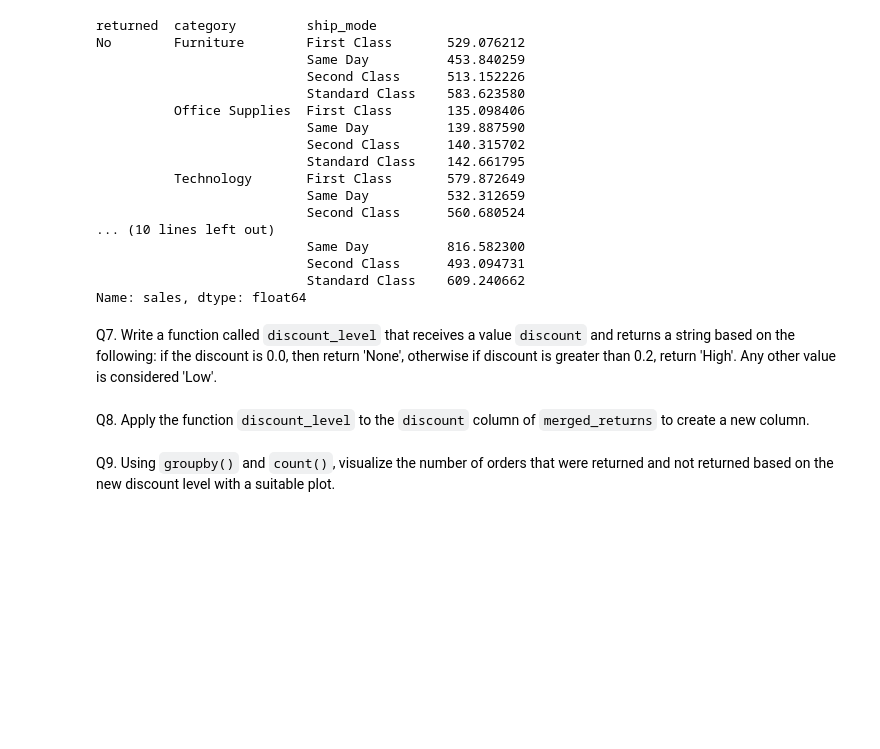
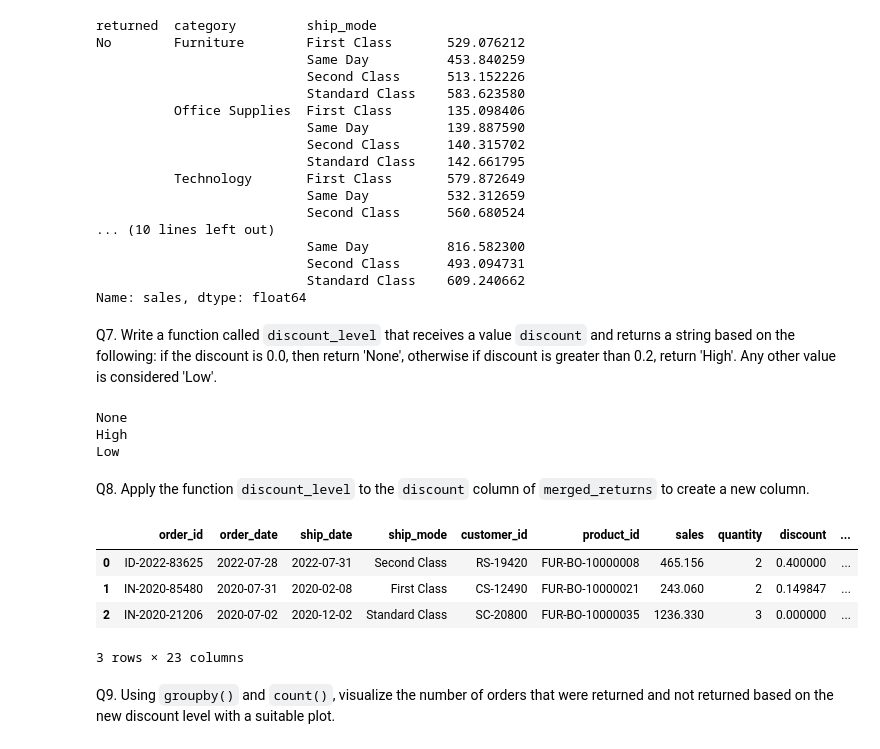
Before and after one commit to tivendren/Kyouth_DataScience_Materials, a Jupyter notebook: Unit-1/Unit-1-05-Data-Wrangling/lesson-2-grouping-and-summarizing-data/groups_summarize-TivendrenSugumaren.ipynb, the cells around one changed output. Saved outputs shown, nothing was run; the diff lists cells and outputs as text; code cells hidden in the pictures; blank space fills up the shorter version.

```diff
--- a/Unit-1/Unit-1-05-Data-Wrangling/lesson-2-grouping-and-summarizing-data/groups_summarize-TivendrenSugumaren.ipynb
+++ b/Unit-1/Unit-1-05-Data-Wrangling/lesson-2-grouping-and-summarizing-data/groups_summarize-TivendrenSugumaren.ipynb
@@ -458,2 +456,21 @@ if the discount is 0.0, then return 'None', otherwise if discount is greater tha
+# %%
+#Q7 Answer
+
+def discount_level(discount):
+
+    if discount == 0.0:
+        return None
+    elif discount >= 0.2:
+        return "High"
+    else:
+        return "Low"
+# %%
+print(discount_level(0))
+print(discount_level(0.5))
+print(discount_level(0.1))
+# %% [output]
+None
+High
+Low
 # %% [markdown]
 Q8. Apply the function `discount_level` to the `discount` column of `merged_returns` to create a new column.
@@ -462,3 +477,14 @@ Q8. Apply the function `discount_level` to the `discount` column of `merged_retu
+# %%
+# Q8 Anwer
+
+merged_returns["discount_level"]=merged_returns["discount"].apply(lambda x : discount_level(x))
+merged_returns.head(3)
+# %% [output]
+|  | order_id | order_date | ship_date | ship_mode | customer_id | product_id | sales | quantity | discount | ... |
+| 0 | ID-2022-83625 | 2022-07-28 | 2022-07-31 | Second Class | RS-19420 | FUR-BO-10000008 | 465.156 | 2 | 0.400000 | ... |
+| 1 | IN-2020-85480 | 2020-07-31 | 2020-02-08 | First Class | CS-12490 | FUR-BO-10000021 | 243.060 | 2 | 0.149847 | ... |
+| 2 | IN-2020-21206 | 2020-07-02 | 2020-12-02 | Standard Class | SC-20800 | FUR-BO-10000035 | 1236.330 | 3 | 0.000000 | ... |
+3 rows × 23 columns
 # %% [markdown]
 Q9. Using `groupby()` and `count()`, visualize the number of orders that were returned and not returned based on the new discount level with a suitable plot.
 # %%
```
Also changed, not shown: parts of 7 cells of this notebook, 8 other files.
